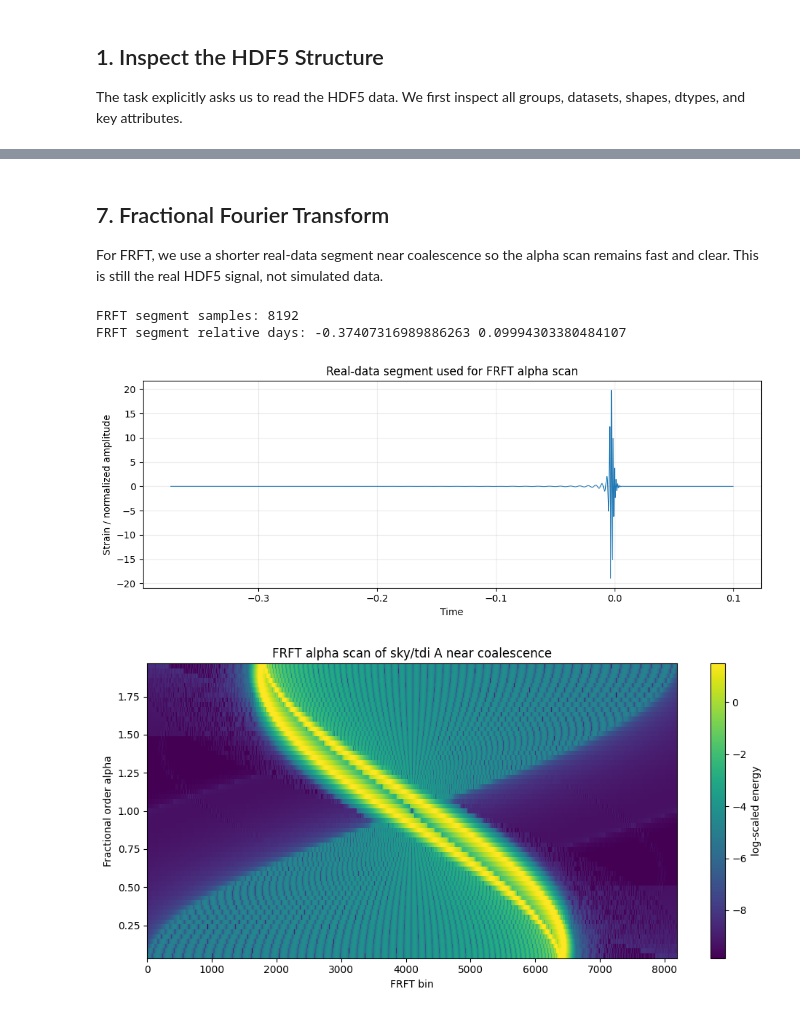
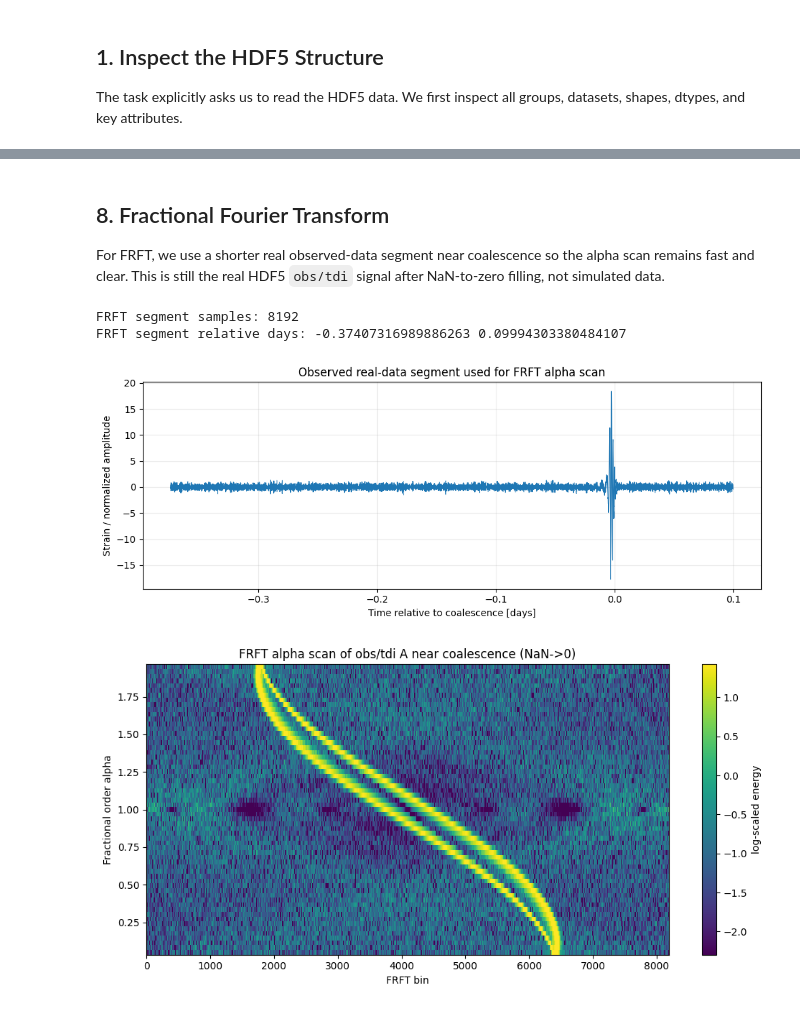
Before and after one commit to leichang131-debug/task5-lisa-taiji, a Jupyter notebook: notebooks/01_ldc_time_frequency_visualization.ipynb, the cells around one changed output, grey strips where cells are left out. Cells and saved outputs as stored; diff of their text form; code cells hidden in the pictures.

```diff
--- a/notebooks/01_ldc_time_frequency_visualization.ipynb
+++ b/notebooks/01_ldc_time_frequency_visualization.ipynb
@@ -163,14 +174,22 @@ The MBHB coalescence occurs near the end of the file. We use a real-data window
 # %%
 window_start = coalescence_time - 5 * 86400
 window_end = min(coalescence_time + 0.5 * 86400, float(time[-1]))
-time_crop, data_crop = crop_by_time(time, analysis_data, window_start, window_end)
+time_crop, obs_crop = crop_by_time(time, obs_a, window_start, window_end)
+_, sky_crop = crop_by_time(time, sky_a, window_start, window_end)
 time_crop_days = (time_crop - coalescence_time) / 86400
 
 print('Crop start/end relative to tc [days]:', time_crop_days[0], time_crop_days[-1])
-print('Cropped samples:', len(data_crop), 'duration [days]:', len(data_crop) * dt / 86400)
+print('Cropped samples:', len(obs_crop), 'duration [days]:', len(obs_crop) * dt / 86400)
 
-plot_timeseries(time_crop_days, data_crop, 'Cropped sky/tdi A channel for WDM/FRFT')
-save_current_figure(FIGURE_DIR / '03_cropped_sky_a_window.png')
+plt.figure(figsize=(10, 5))
+plt.plot(time_crop_days, obs_crop, lw=0.55, label='obs/tdi A, NaN->0')
+plt.plot(time_crop_days, sky_crop, lw=0.8, alpha=0.75, label='sky/tdi A reference')
+plt.xlabel('Time relative to coalescence [days]')
+plt.ylabel('Normalized amplitude')
+plt.title('Cropped real-data window for WDM/FRFT')
+plt.grid(alpha=0.25)
+plt.legend()
+save_current_figure(FIGURE_DIR / '03_cropped_obs_and_sky_a_window.png')
 plt.show()
 # %% [output]
 Crop start/end relative to tc [days]: -4.999999095824789 0.49994303380484106
@@ -219,39 +264,44 @@ pd.DataFrame(wdm_records)
 # %% [markdown]
-## 7. Fractional Fourier Transform
+## 8. Fractional Fourier Transform
 
-For FRFT, we use a shorter real-data segment near coalescence so the alpha scan remains fast and clear. This is still the real HDF5 signal, not simulated data.
+For FRFT, we use a shorter real observed-data segment near coalescence so the alpha scan remains fast and clear. This is still the real HDF5 `obs/tdi` signal after NaN-to-zero filling, not simulated data.
 # %%
 frft_points = 8192
 frft_end_index = np.searchsorted(time_crop, coalescence_time + 0.1 * 86400)
 frft_start_index = max(0, frft_end_index - frft_points)
-frft_segment = clean_timeseries(data_crop[frft_start_index:frft_start_index + frft_points], normalize=True)
+frft_segment = clean_timeseries(obs_crop[frft_start_index:frft_start_index + frft_points], normalize=True)
 frft_time = time_crop_days[frft_start_index:frft_start_index + frft_points]
 
 print('FRFT segment samples:', len(frft_segment))
 print('FRFT segment relative days:', frft_time[0], frft_time[-1])
 
-plot_timeseries(frft_time, frft_segment, 'Real-data segment used for FRFT alpha scan')
-save_current_figure(FIGURE_DIR / '05_frft_input_segment.png')
+plot_timeseries(
+    frft_time,
+    frft_segment,
+    'Observed real-data segment used for FRFT alpha scan',
+    xlabel='Time relative to coalescence [days]',
+)
+save_current_figure(FIGURE_DIR / '05_frft_obs_input_segment.png')
 plt.show()
 
 alphas = np.linspace(0.05, 1.95, 61)
 frft_energy = scan_frft_alpha(frft_segment, alphas)
 frft_log = np.log10(frft_energy + 1e-12)
 bins = np.arange(frft_log.shape[1])
 
 plot_pcolormesh(
     bins,
     alphas,
     frft_log,
-    title='FRFT alpha scan of sky/tdi A near coalescence',
+    title='FRFT alpha scan of obs/tdi A near coalescence (NaN->0)',
     xlabel='FRFT bin',
     ylabel='Fractional order alpha',
 )
-save_current_figure(FIGURE_DIR / '06_frft_alpha_scan.png')
+save_current_figure(FIGURE_DIR / '06_frft_obs_alpha_scan.png')
 plt.show()
 # %% [output]
 FRFT segment samples: 8192
 FRFT segment relative days: -0.37407316989886263 0.09994303380484107
-[figure, old version]
+[figure, new version]
-[figure, old version]
+[figure, new version]
 # %% [markdown]
```
Also changed, not shown: parts of 16 cells of this notebook, 18 other files.
